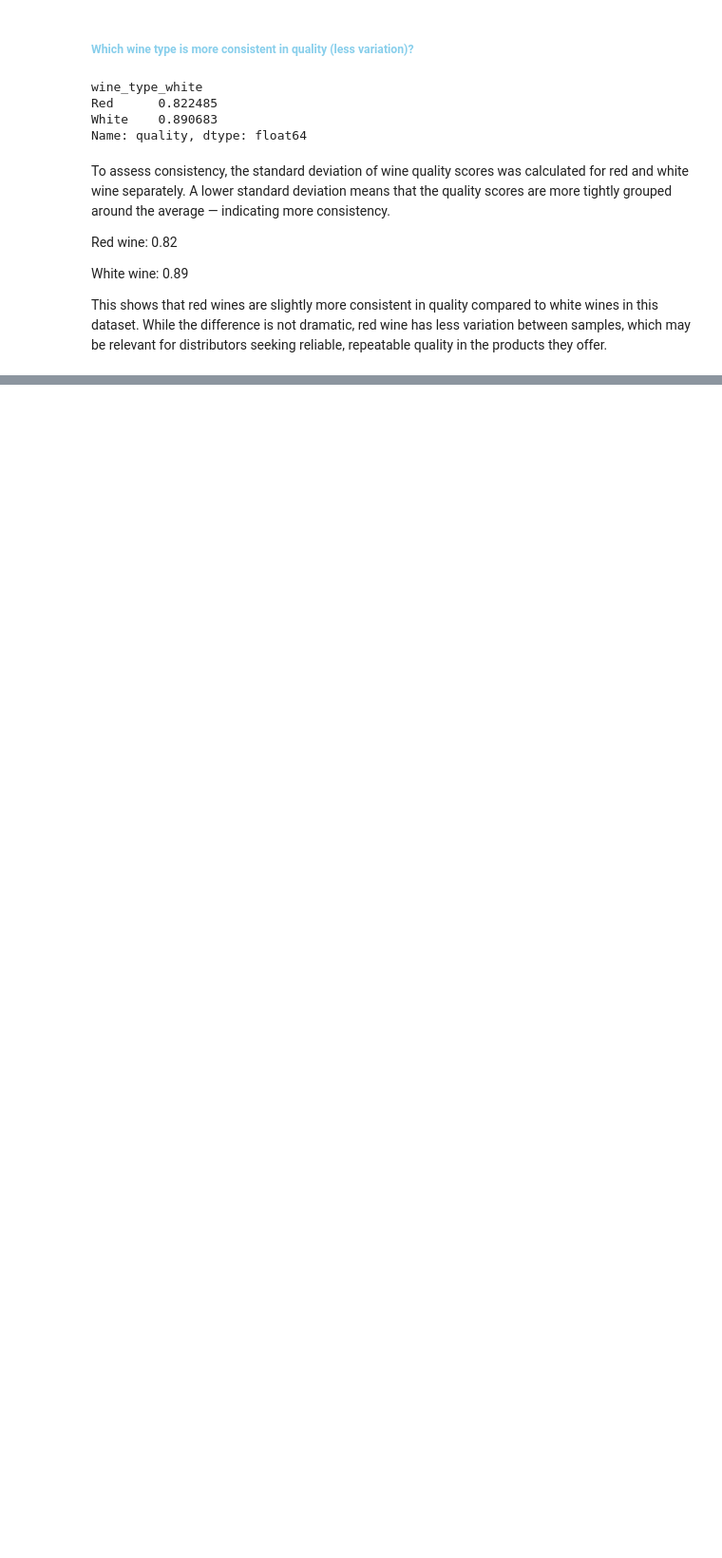
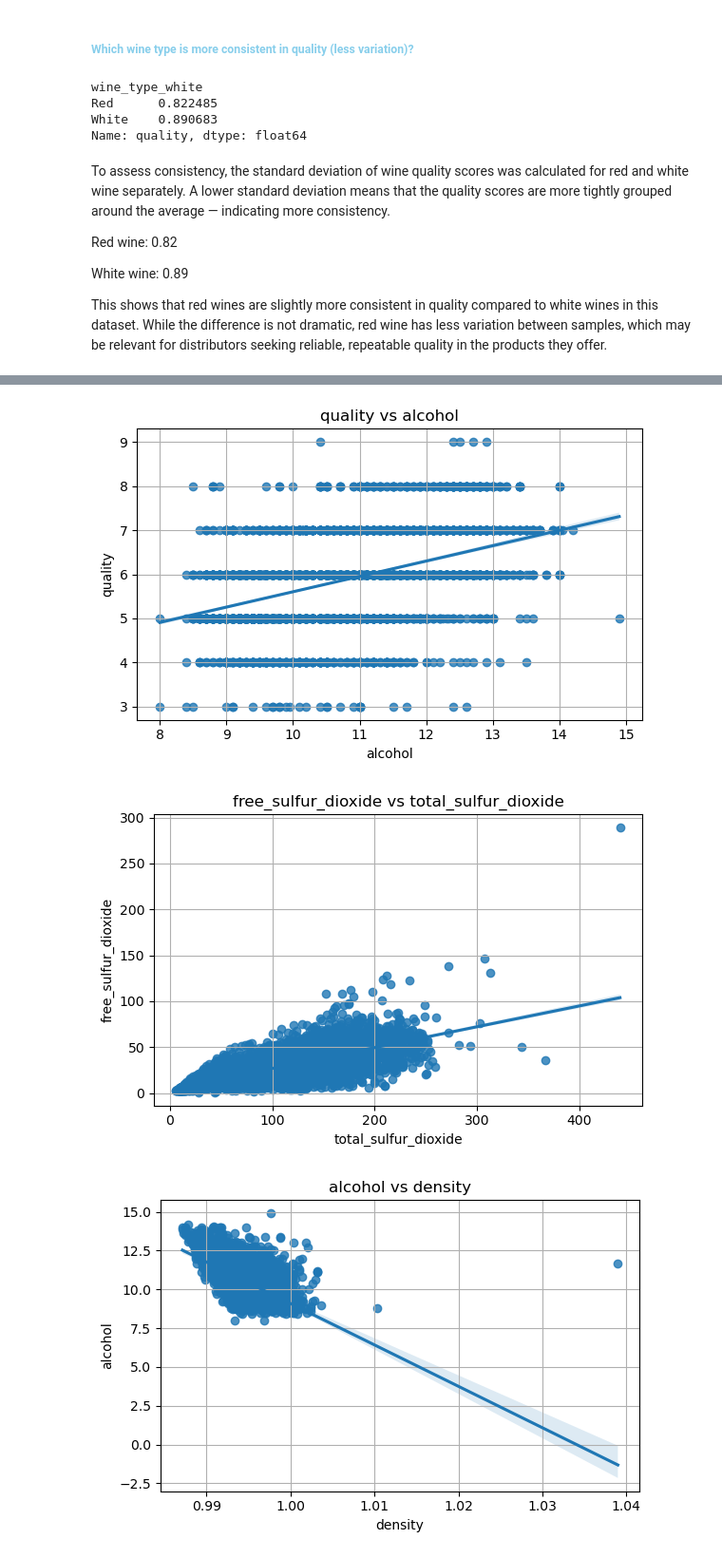
Before and after one commit to Shiihon/MiniProject_group15, a Jupyter notebook: MiniProject_2/Exploring/Explore_data.ipynb, the cells around one changed output, grey strips where cells are left out. Shown at 95% size. Saved outputs shown, nothing was run; the diff lists cells and outputs as text; code cells hidden in the pictures; blank space fills up the shorter version.

```diff
--- a/MiniProject_2/Explore_data.ipynb
+++ b/MiniProject_2/Exploring/Explore_data.ipynb
@@ -636,0 +730,25 @@ This shows that red wines are slightly more consistent in quality compared to wh
+# %%
+## List of correlation between specific attribute pairs
+pairs = [
+    ('alcohol', 'quality'),
+    ('total_sulfur_dioxide', 'free_sulfur_dioxide'),
+    ('density', 'alcohol'),
+    ('wine_type_white','total_sulfur_dioxide'),
+    ('density', 'residual_sugar'),
+    ('wine_type_white','volatile_acidity')
+]
+# %%
+## Visual representation of attribute pairs
+for x, y in pairs:
+    plt.figure(figsize=(6, 4))
+    sns.regplot(data=df_all, x=x, y=y)
+    plt.title(f"{y} vs {x}")
+    plt.xlabel(x)
+    plt.ylabel(y)
+    plt.grid(True)
+    plt.tight_layout()
+    plt.show()
+# %% [output]
+[figure, added]
+[figure, added]
+[figure, added]
```
Also changed, not shown: parts of 25 cells of this notebook.
